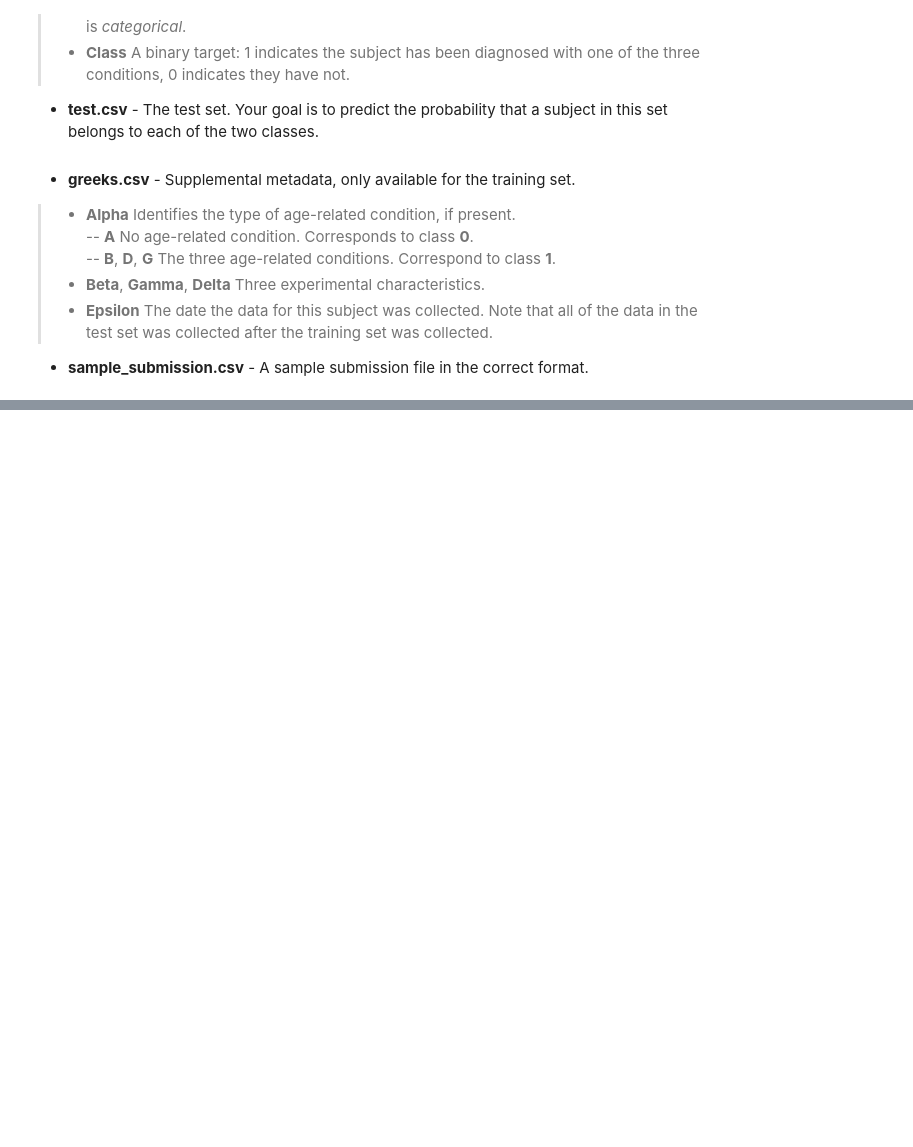
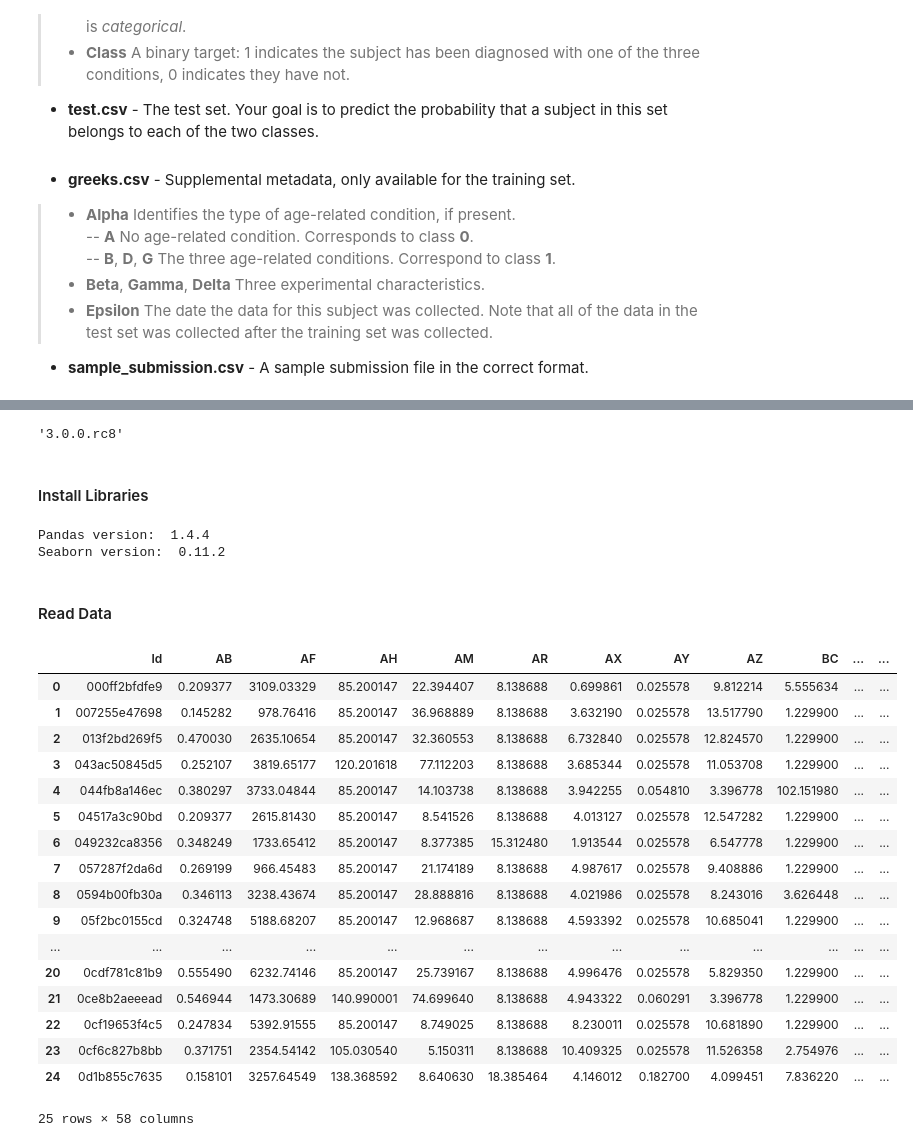
Before and after one commit to EemanJ/ICR-identifying_age_related_conditions, a Jupyter notebook: Identifying_age_related_conditions.ipynb, the cells around one changed output, grey strips where cells are left out. Drawn from its saved outputs; the diff is of its cells as text; code cells hidden in the pictures; blank space fills up the shorter version.

Commit message:
Basic data exploration.

```diff
--- a/Identifying_age_related_conditions.ipynb
+++ b/Identifying_age_related_conditions.ipynb
@@ -19,0 +44,7 @@ https://www.kaggle.com/competitions/icr-identify-age-related-conditions/overview
+# %%
+from pycaret.utils import version
+version()
+# %% [output]
+'3.0.0.rc8'
+# %% [markdown]
+#### Install Libraries
@@ -19,0 +61,30 @@ https://www.kaggle.com/competitions/icr-identify-age-related-conditions/overview
+# %%
+print("Pandas version: ", pd.__version__)
+print("Seaborn version: ", sns.__version__)
+# %% [output]
+Pandas version:  1.4.4
+Seaborn version:  0.11.2
+# %% [markdown]
+#### Read Data
+# %%
+df = pd.read_csv('./train.csv')
+df.head(25)
+# %% [output]
+|  | Id | AB | AF | AH | AM | AR | AX | AY | AZ | BC | ... | ... |
+| 0 | 000ff2bfdfe9 | 0.209377 | 3109.03329 | 85.200147 | 22.394407 | 8.138688 | 0.699861 | 0.025578 | 9.812214 | 5.555634 | ... | ... |
+| 1 | 007255e47698 | 0.145282 | 978.76416 | 85.200147 | 36.968889 | 8.138688 | 3.632190 | 0.025578 | 13.517790 | 1.229900 | ... | ... |
+| 2 | 013f2bd269f5 | 0.470030 | 2635.10654 | 85.200147 | 32.360553 | 8.138688 | 6.732840 | 0.025578 | 12.824570 | 1.229900 | ... | ... |
+| 3 | 043ac50845d5 | 0.252107 | 3819.65177 | 120.201618 | 77.112203 | 8.138688 | 3.685344 | 0.025578 | 11.053708 | 1.229900 | ... | ... |
+| 4 | 044fb8a146ec | 0.380297 | 3733.04844 | 85.200147 | 14.103738 | 8.138688 | 3.942255 | 0.054810 | 3.396778 | 102.151980 | ... | ... |
+| 5 | 04517a3c90bd | 0.209377 | 2615.81430 | 85.200147 | 8.541526 | 8.138688 | 4.013127 | 0.025578 | 12.547282 | 1.229900 | ... | ... |
+| 6 | 049232ca8356 | 0.348249 | 1733.65412 | 85.200147 | 8.377385 | 15.312480 | 1.913544 | 0.025578 | 6.547778 | 1.229900 | ... | ... |
+| 7 | 057287f2da6d | 0.269199 | 966.45483 | 85.200147 | 21.174189 | 8.138688 | 4.987617 | 0.025578 | 9.408886 | 1.229900 | ... | ... |
+| 8 | 0594b00fb30a | 0.346113 | 3238.43674 | 85.200147 | 28.888816 | 8.138688 | 4.021986 | 0.025578 | 8.243016 | 3.626448 | ... | ... |
+| 9 | 05f2bc0155cd | 0.324748 | 5188.68207 | 85.200147 | 12.968687 | 8.138688 | 4.593392 | 0.025578 | 10.685041 | 1.229900 | ... | ... |
+| ... | ... | ... | ... | ... | ... | ... | ... | ... | ... | ... | ... | ... |
+| 20 | 0cdf781c81b9 | 0.555490 | 6232.74146 | 85.200147 | 25.739167 | 8.138688 | 4.996476 | 0.025578 | 5.829350 | 1.229900 | ... | ... |
+| 21 | 0ce8b2aeeead | 0.546944 | 1473.30689 | 140.990001 | 74.699640 | 8.138688 | 4.943322 | 0.060291 | 3.396778 | 1.229900 | ... | ... |
+| 22 | 0cf19653f4c5 | 0.247834 | 5392.91555 | 85.200147 | 8.749025 | 8.138688 | 8.230011 | 0.025578 | 10.681890 | 1.229900 | ... | ... |
+| 23 | 0cf6c827b8bb | 0.371751 | 2354.54142 | 105.030540 | 5.150311 | 8.138688 | 10.409325 | 0.025578 | 11.526358 | 2.754976 | ... | ... |
+| 24 | 0d1b855c7635 | 0.158101 | 3257.64549 | 138.368592 | 8.640630 | 18.385464 | 4.146012 | 0.182700 | 4.099451 | 7.836220 | ... | ... |
+25 rows × 58 columns
```
Also changed, not shown: parts of 16 cells of this notebook, 1 other file.
